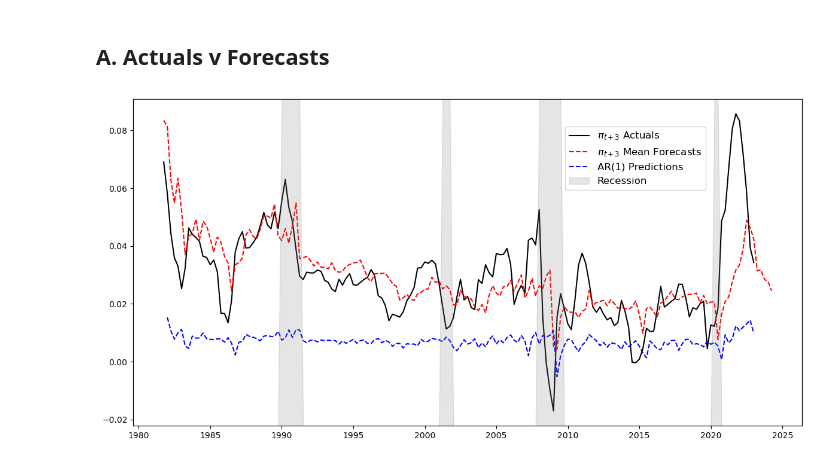
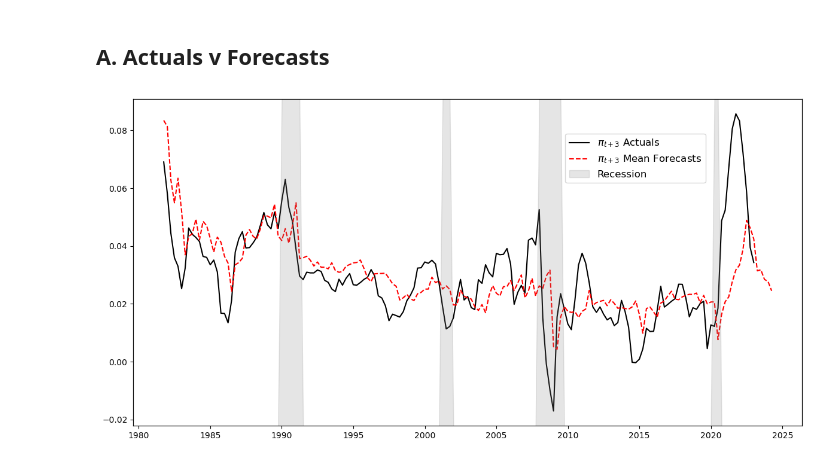
Before and after one commit to calvinmcelvain/expectation_replication, a Jupyter notebook: code/_005plots.ipynb, the cells around one changed output. Saved outputs shown, nothing was run; the diff lists cells and outputs as text; code cells hidden in the pictures.

```diff
--- a/code/_005plots.ipynb
+++ b/code/_005plots.ipynb
@@ -106,44 +113,31 @@ KeyError: 0
 # %%
 import pandas as pd
 from statsmodels.tsa.ar_model import AutoReg
 import matplotlib.pyplot as plt
 
 vintage_trim = pd.read_csv('cleaned_data/vintage_trim.csv')
 vintage_trim['DATE'] = pd.to_datetime(vintage_trim['DATE'])
 vintage_trim = vintage_trim.loc[(vintage_trim['DATE'] >= '1981-09-01') & (vintage_trim['DATE'] <= '2022-12-31')]  # Filter data
 vintage_trim = vintage_trim.set_index('DATE')
 
-# Fit AR(1) model
-def ar_j(df):
-    grwth_t = df['t0']
-    reg = AutoReg(grwth_t, 1).fit()
-    return reg
-
-reg = ar_j(vintage_trim)
-
-# Generate AR(1) predictions
-ar_predictions = reg.predict(start=vintage_trim.index[0], end=vintage_trim.index[-1])
-
 # Plotting
 fig, ax = plt.subplots(figsize=(12, 6))
 
 # Plot actuals and forecasts
 ax.plot(vintage_trim.index, vintage_trim['t3'], color="k", lw=1.5, label=r'$\pi_{t+3}$ Actuals')
 ax.plot(mean_spf_trim.index, mean_spf_trim['f_t3'], color='red', linestyle='dashed', lw=1.5, label=r'$\pi_{t+3}$ Mean Forecasts')
-
-# Plot AR(1) predictions
-ax.plot(vintage_trim.index, ar_predictions, color='blue', linestyle='dashed', lw=1.5, label='AR(1) Predictions')
 
 # Add recession shading
 ax1 = ax.twinx()
 ax1.fill_between(vintage_trim.index, 0, vintage_trim['rec'], color='grey', alpha=0.2, label='Recession')
 ax1.set_ylim(0, 1)
 ax1.get_yaxis().set_visible(False)
 
 # Legend and formatting
 fig.legend(loc='right', fontsize=12, bbox_to_anchor=(0.76, 0.75, 0.1, 0.12))
 plt.tight_layout()
 plt.show()
 fig.savefig('output/figures/act_errors_line.png', dpi=200)
+fig.savefig('/Users/fogellmcmuffin/Documents/thesis/drafts/latex_draft/figs_n_tables/act_errors_line.png', dpi=200)
 # %% [output]
-[figure, old version]
+[figure, new version]
```
Also changed, not shown: parts of 5 cells of this notebook, 10 other files.
